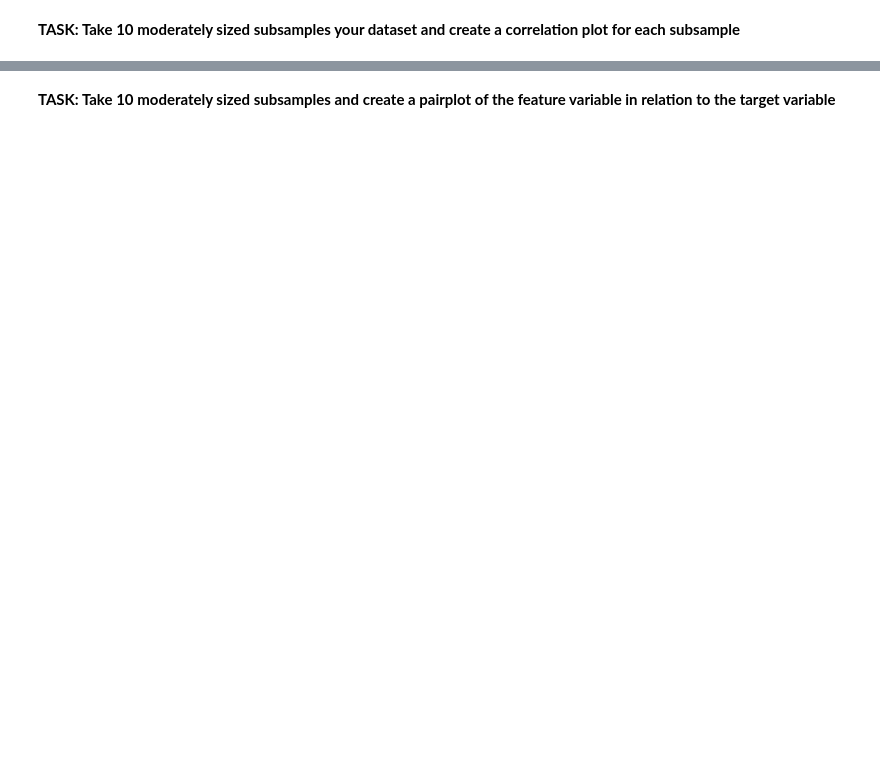
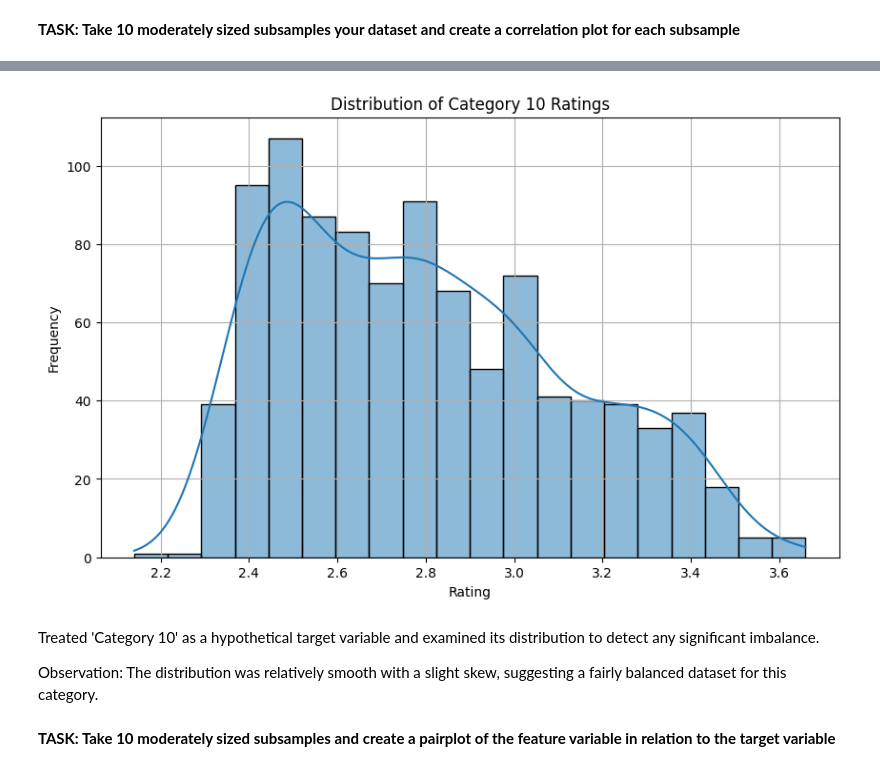
Before and after one commit to jcbecleo/DATA_ANALYTICS, a Jupyter notebook: Assignments/Lecture_7/Lecture 7 Assignment.ipynb, the cells around one changed output, grey strips where cells are left out. Cells and saved outputs as stored; diff of their text form; code cells hidden in the pictures; blank space fills up the shorter version.

```diff
--- a/Assignments/Lecture_7/Lecture 7 Assignment.ipynb
+++ b/Assignments/Lecture_7/Lecture 7 Assignment.ipynb
@@ -10,3 +89,18 @@
 **TASK (Regression): If your problem is a regression problem visually the distribution of your target variabe**
+# %%
+# Plotting the distribution of the hypothetical target variable 'Category 10'
+plt.figure(figsize=(10, 6))
+sns.histplot(data['Category 10'], kde=True, bins=20)
+plt.title('Distribution of Category 10 Ratings')
+plt.xlabel('Rating')
+plt.ylabel('Frequency')
+plt.grid(True)
+plt.show()
+# %% [output]
+[figure, added]
+# %% [markdown]
+Treated 'Category 10' as a hypothetical target variable and examined its distribution to detect any significant imbalance.
+
+Observation: The distribution was relatively smooth with a slight skew, suggesting a fairly balanced dataset for this category.
 # %% [markdown]
 **TASK: Take 10 moderately sized subsamples and create a pairplot of the feature variable in relation to the target variable**
```
Also changed, not shown: parts of 12 cells of this notebook, 34 other files.
